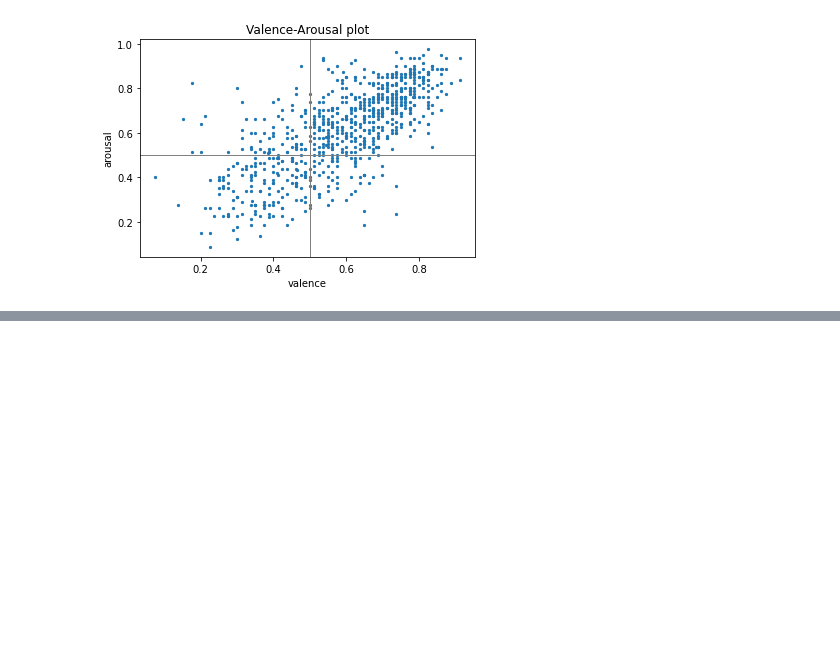
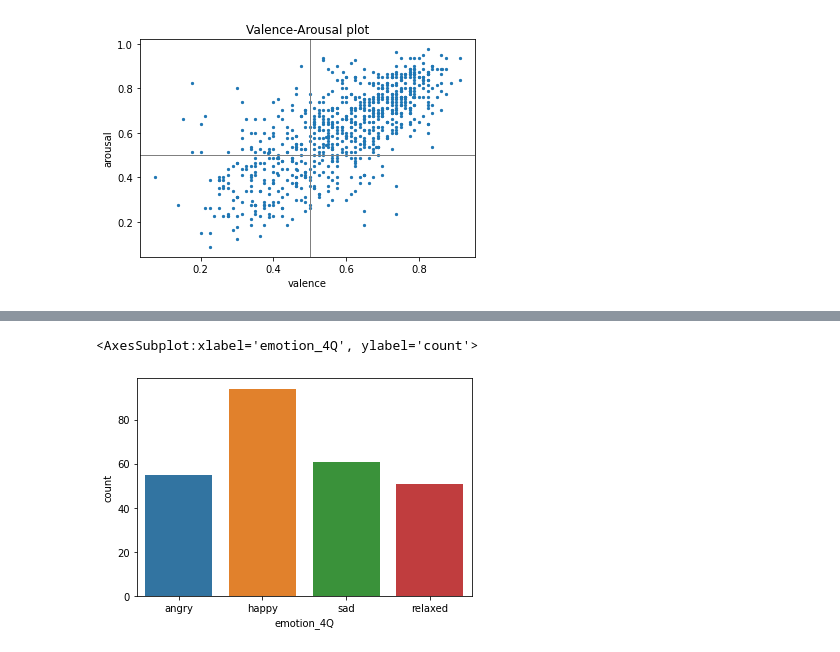
Before and after one commit to wojtek11530/song_lyric_classification, a Jupyter notebook: notebooks/preprocessed_dataset_analysis.ipynb, the cells around one changed output, grey strips where cells are left out. Drawn from its saved outputs; the diff is of its cells as text; code cells hidden in the pictures; blank space fills up the shorter version.

```diff
--- a/notebooks/preprocessed_dataset_analysis.ipynb
+++ b/notebooks/preprocessed_dataset_analysis.ipynb
@@ -134,0 +144,5 @@ Text(0, 0.5, 'arousal')
+# %%
+sns.countplot(x="emotion_4Q", data=val_df, order=['angry', 'happy', 'sad', 'relaxed'])
+# %% [output]
+<AxesSubplot:xlabel='emotion_4Q', ylabel='count'>
+[figure, added]
```
Also changed, not shown: parts of 5 cells of this notebook, 4 other files.
